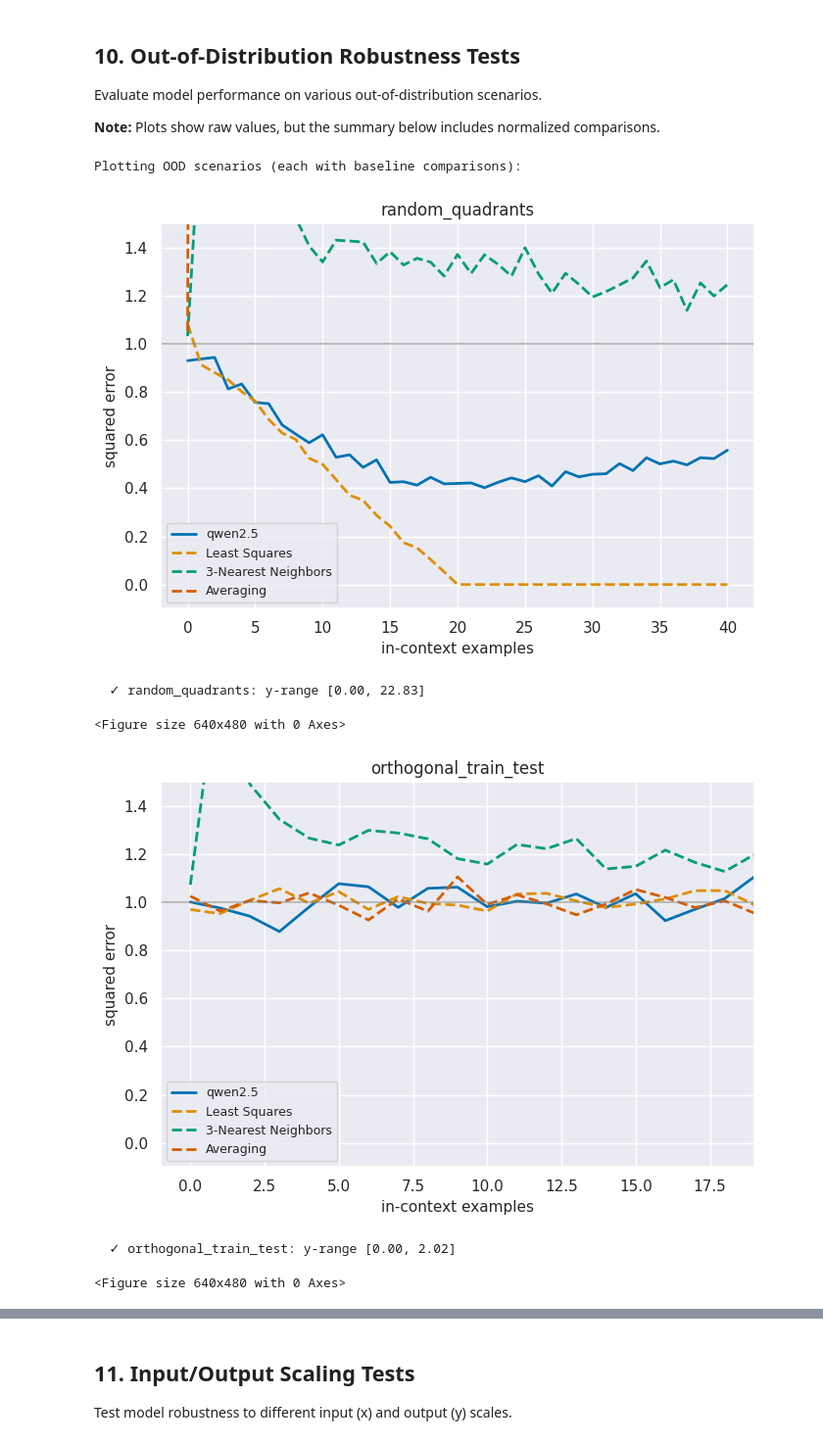
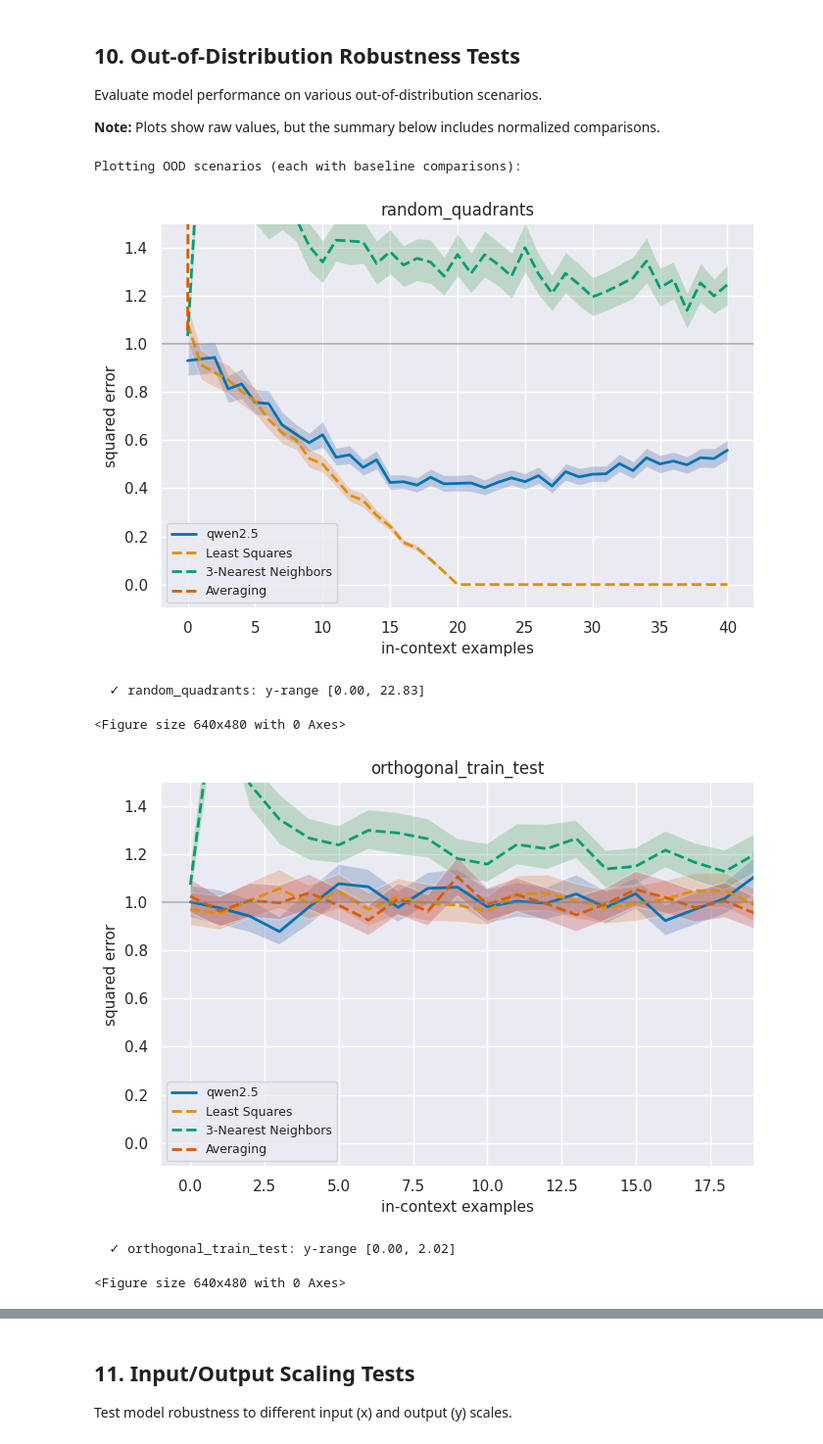
Before and after one commit to hingma/in-context-learning, a Jupyter notebook: eval_colab.ipynb, the cells around one changed output, grey strips where cells are left out. Shown at 98% size. Saved outputs shown, nothing was run; the diff lists cells and outputs as text; code cells hidden in the pictures.

Commit message:
visulization-fill_between

```diff
--- a/eval_colab.ipynb
+++ b/eval_colab.ipynb
@@ -421,6 +421,9 @@ else:
         means = [m / normalization for m in standard_metrics[model_name]["mean"]]
         ax.plot(means, lw=2, label=f"{conf.model.family} ({conf.model.n_layer}L)",
                 color=colors[0])
+        low = [m / normalization for m in standard_metrics[model_name]["bootstrap_low"]]
+        high = [m / normalization for m in standard_metrics[model_name]["bootstrap_high"]]
+        ax.fill_between(range(len(low)), low, high, alpha=0.3)
 
     # Plot baseline models
     baseline_keys = ['OLS_driver=None', 'NN_n=3_uniform', 'averaging']
@@ -436,6 +439,10 @@ else:
             means = [m / normalization for m in standard_metrics[baseline_key]["mean"]]
             label = baseline_labels_map.get(baseline_key, baseline_key)
             ax.plot(means, lw=2, label=label, linestyle='--', color=colors[idx])
+            #
+            low = [m / normalization for m in standard_metrics[baseline_key]["bootstrap_low"]]
+            high = [m / normalization for m in standard_metrics[baseline_key]["bootstrap_high"]]
+            ax.fill_between(range(len(low)), low, high, alpha=0.3)
 
     #
     trivial = 1.0
@@ -550,6 +557,10 @@ for scenario in ood_scenarios:
         # means = metric[model_name]["mean"]
         means = [m / normalization for m in metric[model_name]["mean"]]
         ax.plot(means, lw=2, label=f"{conf.model.family}", color=colors[0])
+        low = [m / normalization for m in metric[model_name]["bootstrap_low"]]
+        high = [m / normalization for m in metric[model_name]["bootstrap_high"]]
+        ax.fill_between(range(len(low)), low, high, alpha=0.3)
+
         all_values.extend(means)
 
     # Plot baselines
@@ -559,6 +570,11 @@ for scenario in ood_scenarios:
             means = [m / normalization for m in metric[baseline_key]["mean"]]
             label = baseline_labels_map.get(baseline_key, baseline_key)
             ax.plot(means, lw=2, label=label, linestyle='--', color=colors[idx])
+            #
+            low = [m / normalization for m in metric[baseline_key]["bootstrap_low"]]
+            high = [m / normalization for m in metric[baseline_key]["bootstrap_high"]]
+            ax.fill_between(range(len(low)), low, high, alpha=0.3)
+            #
             all_values.extend(means)
 
     # Add trivial baseline
@@ -585,62 +601,34 @@ for scenario in ood_scenarios:
     #     ax.set_xlim(-1, len(means))
     if "ortho" in scenario:
         ax.set_xlim(-1, n_dims - 1)
     ax.set_ylim(-.1 * scale, 1.5 * scale)
 
     # Labels
     ax.set_xlabel("in-context examples", fontsize=11)
     ax.set_ylabel("squared error", fontsize=11)
     ax.legend(loc="best", fontsize=9)
 
     plt.tight_layout()
     plt.show()
     plt.savefig(f"{scenario}.png")
     print(f"  ✓ {scenario}: y-range [{y_min:.2f}, {y_max:.2f}]")
 
 print("\nNote: Axis limits are automatically adjusted based on actual data ranges.")
 
 # Add comprehensive OOD summary table with normalized values
 print(f"\n{'='*110}")
 print("OOD ROBUSTNESS SUMMARY (with Normalized Values)")
 print(f"{'='*110}")
 print(f"{'Scenario':<35} {'Raw Loss':<15} {'Normalized':<15} {'vs Standard':<20} {'Status':<15}")
 print(f"{'-'*110}")
 
 # Get standard loss for comparison
 standard_loss = all_metrics["standard"][model_name]["mean"][-1] if model_name in all_metrics.get("standard", {}) else None
-# normalization = n_dims
-
-# for scenario in ood_scenarios:
-#     if scenario in all_metrics and model_name in all_metrics[scenario]:
-#         final_loss = all_metrics[scenario][model_name]["mean"][-1]
-#         normalized_loss = final_loss / normalization
-
-#         if standard_loss:
-#             degradation = ((final_loss / standard_loss - 1) * 100)
-#             if abs(degradation) < 15:
-#                 status = "✅ Good"
-#             elif abs(degradation) < 50:
-#                 status = "⚠️  Degraded"
-#             else:
-#                 status = "❌ Poor"
-#             degradation_str = f"{degradation:+.1f}%"
-#         else:
-#             status = "N/A"
-#             degradation_str = "N/A"
-
-#         # Clean up scenario name
-#         clean_name = scenario.replace('_', ' ').title()
-#         print(f"{clean_name:<35} {final_loss:<15.4f} {normalized_loss:<15.4f} {degradation_str:<20} {status:<15}")
-
-# print(f"{'-'*110}")
-# print(f"{'Standard (Reference)':<35} {standard_loss:<15.4f} {standard_loss/normalization:<15.4f} {'baseline':<20} {'✅ Baseline':<15}")
-# print(f"{'='*110}")
-# print(f"\nNote: Normalized values = Raw / n_dims ({normalization}). Status based on degradation vs standard.")
 # %% [output]
 Plotting OOD scenarios (each with baseline comparisons):
-[figure, old version]
+[figure, new version]
   ✓ random_quadrants: y-range [0.00, 22.83]
 <Figure size 640x480 with 0 Axes>
-[figure, old version]
+[figure, new version]
   ✓ orthogonal_train_test: y-range [0.00, 2.02]
 <Figure size 640x480 with 0 Axes>
```
Also changed, not shown: parts of 2 cells of this notebook.
